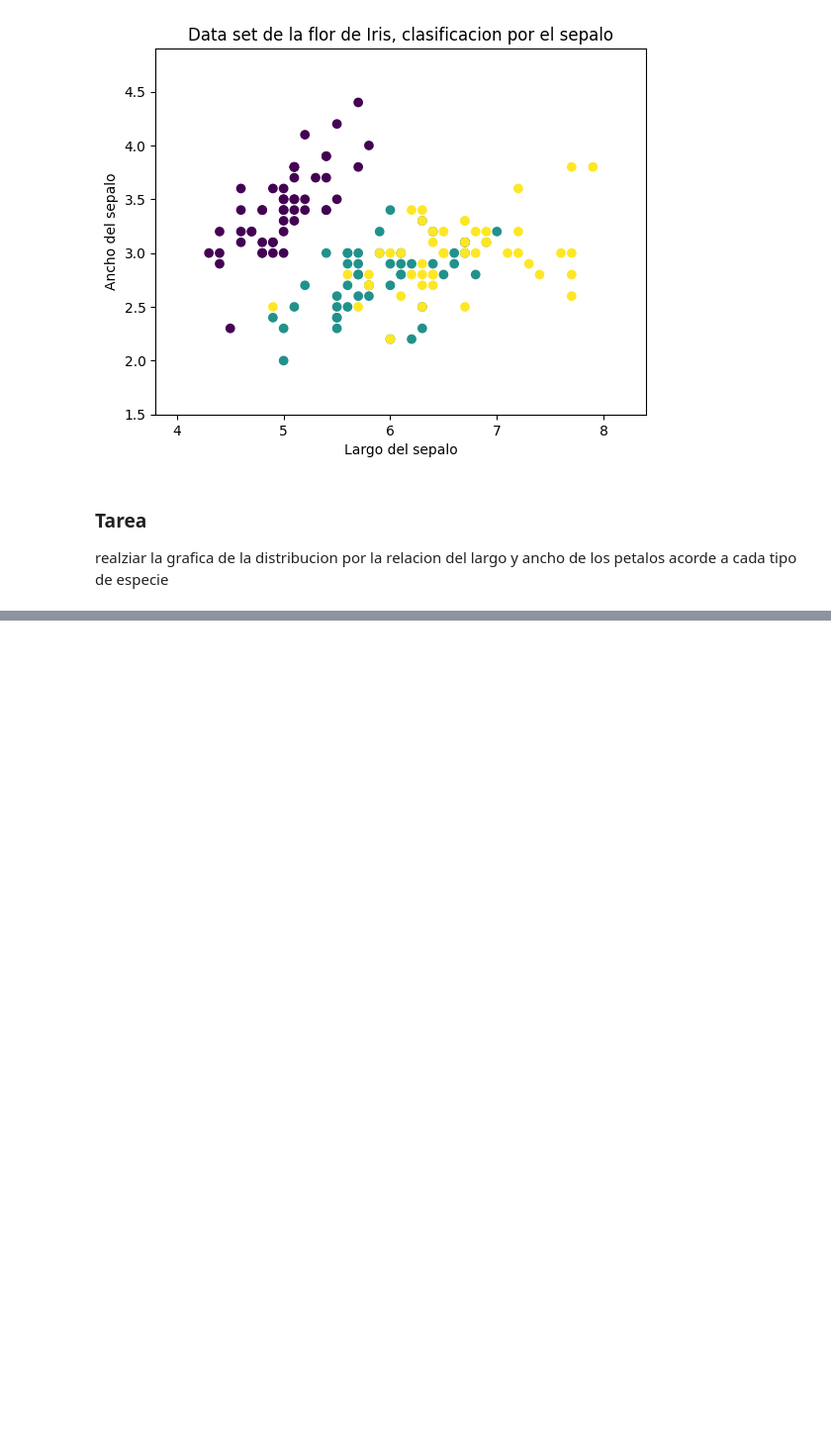
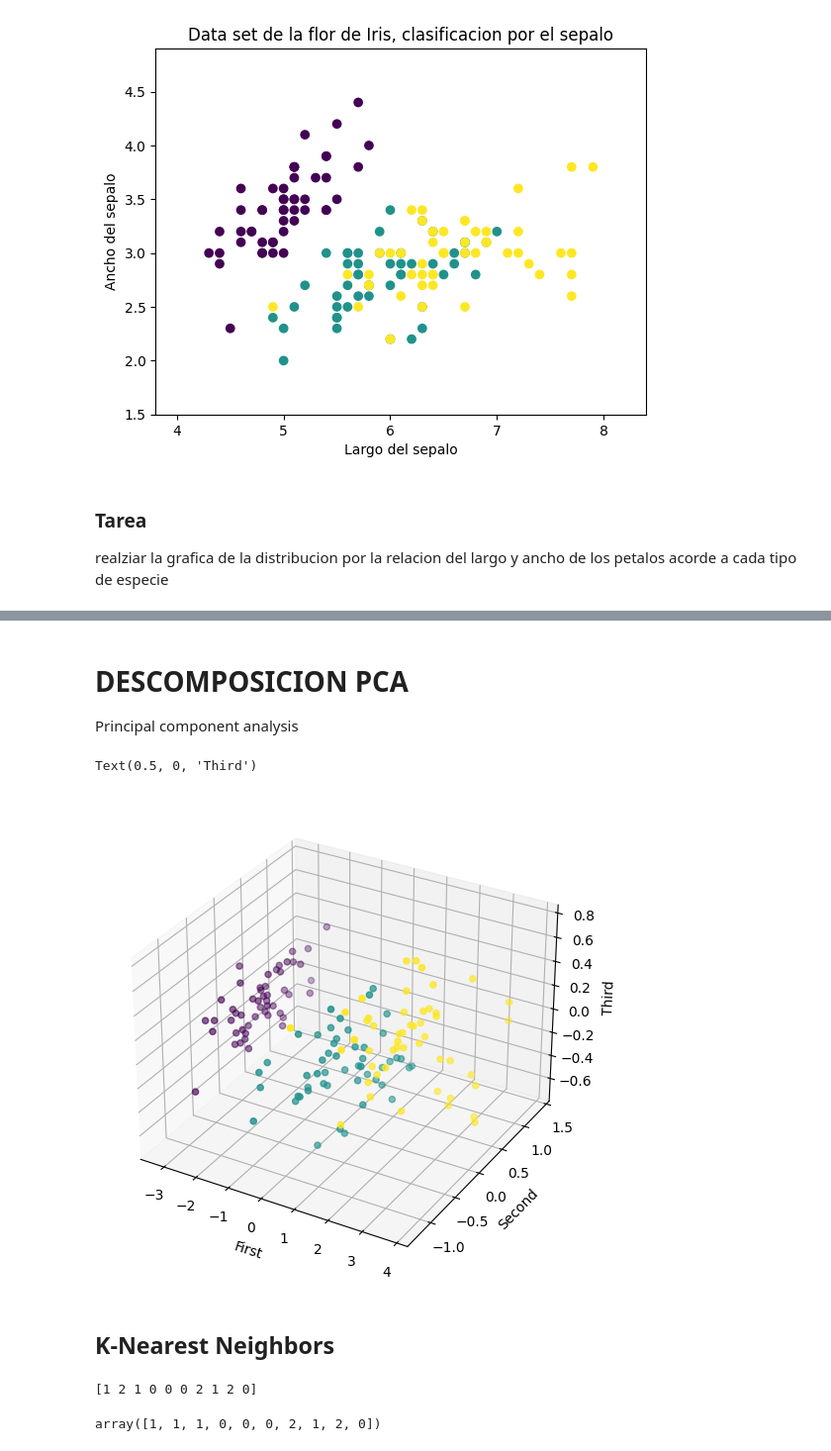
Before and after one commit to Shadowrunner11/tzuzulDataAnalytics, a Jupyter notebook: IrisDataSet/graficas.ipynb, the cells around one changed output, grey strips where cells are left out. Shown at 99% size. Drawn from its saved outputs; the diff is of its cells as text; code cells hidden in the pictures; blank space fills up the shorter version.

```diff
--- a/IrisDataSet/graficas.ipynb
+++ b/IrisDataSet/graficas.ipynb
@@ -73,0 +84,48 @@ realziar la grafica de la distribucion por la relacion del largo y ancho de los
+# %% [markdown]
+# DESCOMPOSICION PCA
+
+Principal component analysis
+# %%
+from sklearn.decomposition import PCA
+from mpl_toolkits.mplot3d import Axes3D
+
+x_reducido = PCA(n_components=3).fit_transform(iris.data)
+
+plot_3d = plt.figure()
+axes = Axes3D(plot_3d)
+axes.scatter(x_reducido[:,0], x_reducido[:,1], x_reducido[:,2], c=iris.target)
+axes.set_xlabel('First')
+axes.set_ylabel('Second')
+axes.set_zlabel('Third')
+# %% [output]
+Text(0.5, 0, 'Third')
+[figure, added]
+# %% [markdown]
+## K-Nearest Neighbors
+# %%
+import numpy as np
+from sklearn.neighbors import KNeighborsClassifier
+
+np.random.seed(0)
+
+data = iris.data
+
+target = iris.target
+
+i = np.random.permutation(len(data))
+
+data_train = data[i[:-10]]
+
+target_train = target[i[:-10]]
+
+data_test = data[i[-10:]]
+target_test = target[i[-10:]]
+
+classifier = KNeighborsClassifier()
+classifier.fit(data_train, target_train)
+
+print(classifier.predict(data_test))
+target_test
+# %% [output]
+[1 2 1 0 0 0 2 1 2 0]
+array([1, 1, 1, 0, 0, 0, 2, 1, 2, 0])
```
Also changed, not shown: parts of 2 cells of this notebook.
